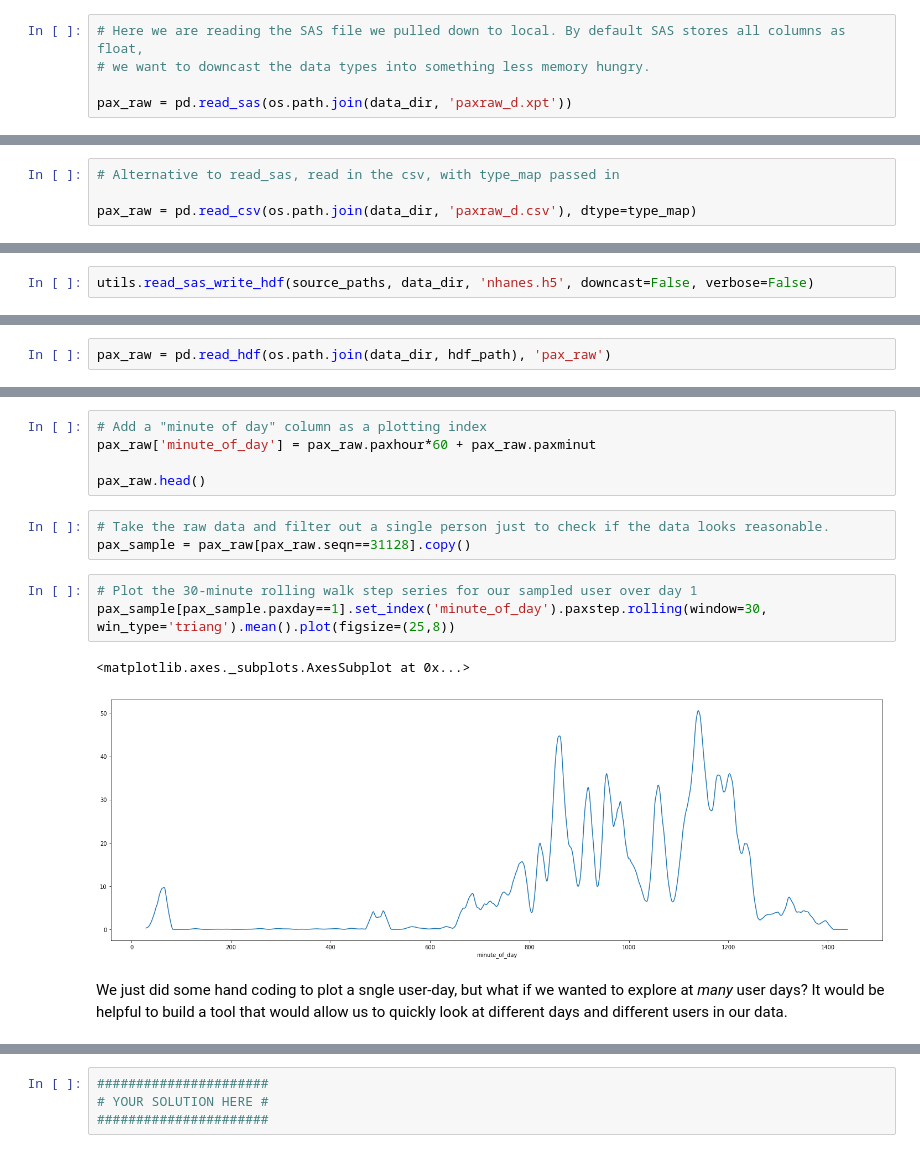
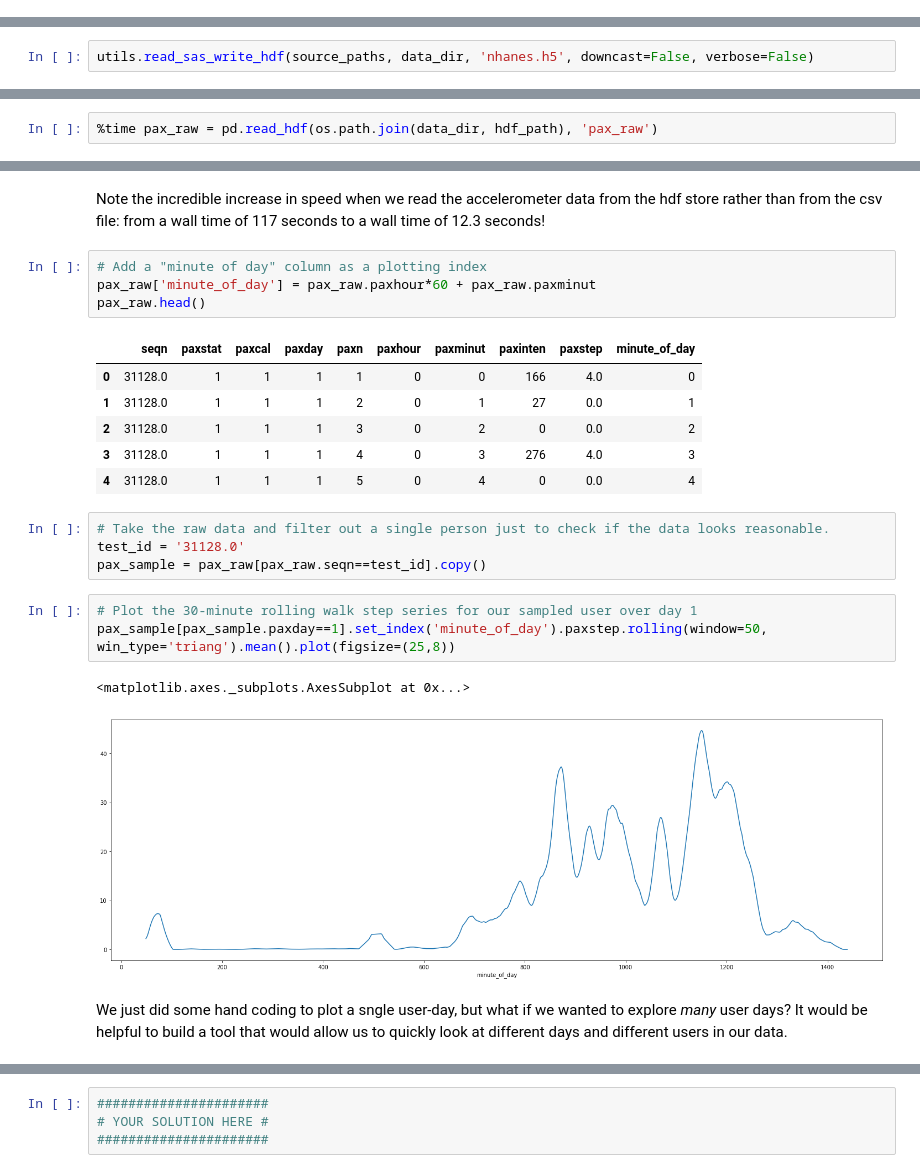
Before and after one commit to evidation-health/EvidationDataScienceModule, a Jupyter notebook: notebooks/0-ETL-Munging-QC.ipynb, the cells around one changed output, grey strips where cells are left out. Saved outputs shown, nothing was run; the diff lists cells and outputs as text.

```diff
--- a/notebooks/0-ETL-Munging-QC.ipynb
+++ b/notebooks/0-ETL-Munging-QC.ipynb
@@ -59,5 +72,0 @@ The raw PAX data is zipped due to its size and can't be read directly into panda
-# %%
-# Here we are reading the SAS file we pulled down to local. By default SAS stores all columns as float,
-# we want to downcast the data types into something less memory hungry.
-
-pax_raw = pd.read_sas(os.path.join(data_dir, 'paxraw_d.xpt'))
@@ -90,4 +94,0 @@ downcast_col_types(pax_raw, type_map=type_map)
-# %%
-# Alternative to read_sas, read in the csv, with type_map passed in
-
-pax_raw = pd.read_csv(os.path.join(data_dir, 'paxraw_d.csv'), dtype=type_map)
@@ -148,2 +184,2 @@ In order to verify that the raw physical activity data looks reasonable, we will
 # %%
-pax_raw = pd.read_hdf(os.path.join(data_dir, hdf_path), 'pax_raw')
+%time pax_raw = pd.read_hdf(os.path.join(data_dir, hdf_path), 'pax_raw')
@@ -150,19 +189,28 @@ pax_raw = pd.read_hdf(os.path.join(data_dir, hdf_path), 'pax_raw')
+# %% [markdown]
+Note the incredible increase in speed when we read the accelerometer data from the hdf store rather than from the csv file: from a wall time of 117 seconds to a wall time of 12.3 seconds!
 # %%
 # Add a "minute of day" column as a plotting index
 pax_raw['minute_of_day'] = pax_raw.paxhour*60 + pax_raw.paxminut
-
 pax_raw.head()
+# %% [output]
+|  | seqn | paxstat | paxcal | paxday | paxn | paxhour | paxminut | paxinten | paxstep | minute_of_day |
+| 0 | 31128.0 | 1 | 1 | 1 | 1 | 0 | 0 | 166 | 4.0 | 0 |
+| 1 | 31128.0 | 1 | 1 | 1 | 2 | 0 | 1 | 27 | 0.0 | 1 |
+| 2 | 31128.0 | 1 | 1 | 1 | 3 | 0 | 2 | 0 | 0.0 | 2 |
+| 3 | 31128.0 | 1 | 1 | 1 | 4 | 0 | 3 | 276 | 4.0 | 3 |
+| 4 | 31128.0 | 1 | 1 | 1 | 5 | 0 | 4 | 0 | 0.0 | 4 |
 # %%
 # Take the raw data and filter out a single person just to check if the data looks reasonable.
-pax_sample = pax_raw[pax_raw.seqn==31128].copy()
+test_id = '31128.0'
+pax_sample = pax_raw[pax_raw.seqn==test_id].copy()
 # %%
 # Plot the 30-minute rolling walk step series for our sampled user over day 1
-pax_sample[pax_sample.paxday==1].set_index('minute_of_day').paxstep.rolling(window=30, win_type='triang').mean().plot(figsize=(25,8))
+pax_sample[pax_sample.paxday==1].set_index('minute_of_day').paxstep.rolling(window=50, win_type='triang').mean().plot(figsize=(25,8))
 # %% [output]
 <matplotlib.axes._subplots.AxesSubplot at 0x...>
-[figure, old version]
+[figure, new version]
 # %% [markdown]
-We just did some hand coding to plot a sngle user-day, but what if we wanted to explore at *many* user days? It would be helpful to build a tool that would allow us to quickly look at different days and different users in our data.
+We just did some hand coding to plot a sngle user-day, but what if we wanted to explore *many* user days? It would be helpful to build a tool that would allow us to quickly look at different days and different users in our data.
 # %% [markdown]
 ## Exercise: Plotting user day series
 
```
Also changed, not shown: parts of 38 cells of this notebook, 2 other files.
